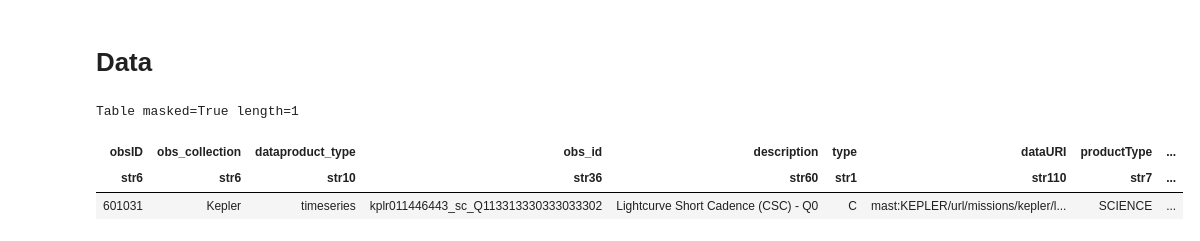
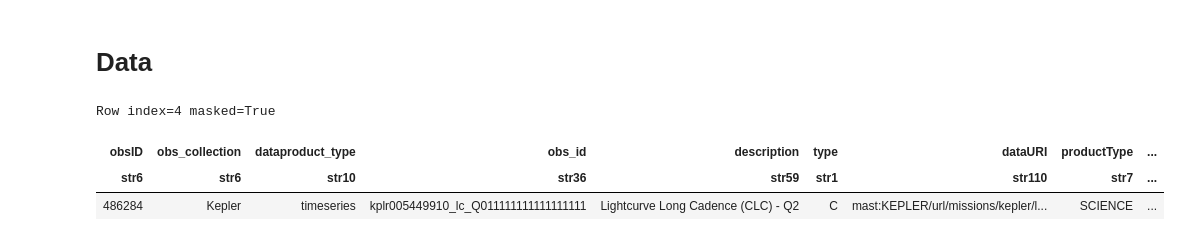
Before and after one commit to Srivardini11/lark, a Jupyter notebook: Kepler_light_curves.ipynb, the cells around one changed output. Saved outputs shown, nothing was run; the diff lists cells and outputs as text; code cells hidden in the pictures.

```diff
--- a/Kepler_light_curves.ipynb
+++ b/Kepler_light_curves.ipynb
@@ -32,15 +34,14 @@ sb.set_style('darkgrid')
 # %% [markdown]
 # **Data**
 # %%
-from astroquery.mast import Mast
-from astroquery.mast import Observations
-kepler_obs= Observations.query_criteria(target_name="kplr011446443",obs_collection='kepler')
+kepler_id = "005449910"
+kepler_obs= Observations.query_criteria(target_name="kplr" + kepler_id,obs_collection='kepler')
 kepler_product= Observations.get_product_list(kepler_obs[1])
-kepler_filter = Observations.filter_products(kepler_product, extension ='kplr011446443-2009131110544_slc.fits', mrp_only= False)
+kepler_filter = Observations.filter_products(kepler_product, mrp_only= False)[4]
 kepler_filter
 # %% [output]
-Table masked=True length=1
+Row index=4 masked=True
 | obsID | obs_collection | dataproduct_type | obs_id | description | type | dataURI | productType | ... |
-| str6 | str6 | str10 | str36 | str60 | str1 | str110 | str7 | ... |
-| 601031 | Kepler | timeseries | kplr011446443_sc_Q113313330333033302 | Lightcurve Short Cadence (CSC) - Q0 | C | mast:KEPLER/url/missions/kepler/l... | SCIENCE | ... |
+| str6 | str6 | str10 | str36 | str59 | str1 | str110 | str7 | ... |
+| 486284 | Kepler | timeseries | kplr005449910_lc_Q011111111111111111 | Lightcurve Long Cadence (CLC) - Q2 | C | mast:KEPLER/url/missions/kepler/l... | SCIENCE | ... |
 # %%
```
Also changed, not shown: parts of 10 cells of this notebook.
